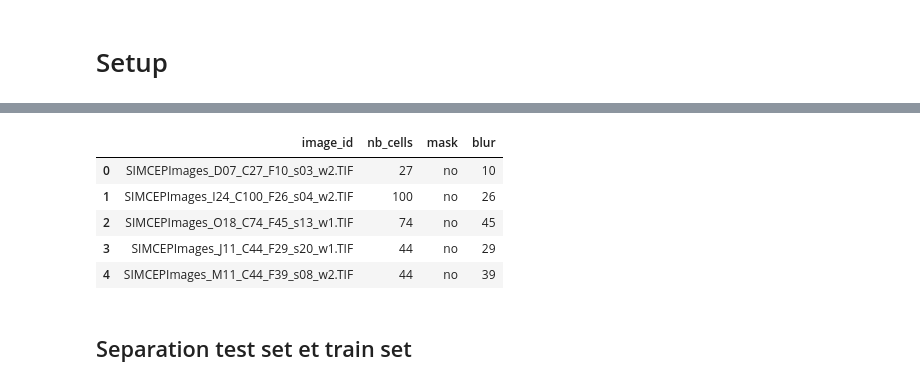
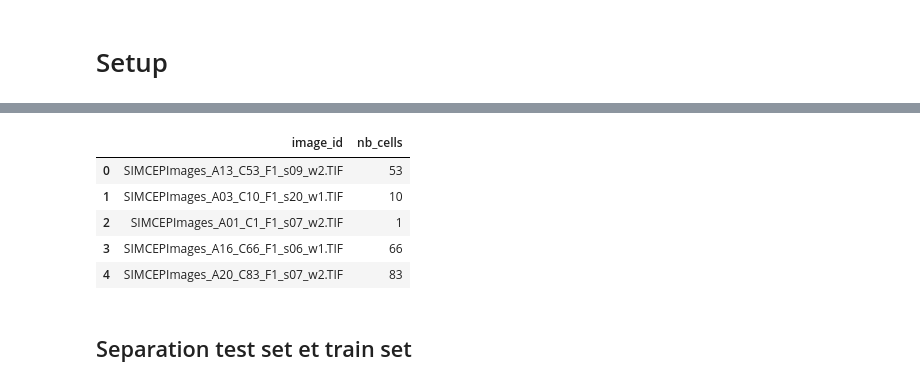
Before and after one commit to Faberra57/cobalt, a Jupyter notebook: U-net.ipynb, the cells around one changed output, grey strips where cells are left out. Saved outputs shown, nothing was run; the diff lists cells and outputs as text; code cells hidden in the pictures.

```diff
--- a/U-net.ipynb
+++ b/U-net.ipynb
@@ -12,13 +9,14 @@ The autoreload extension is already loaded. To reload it, use:
 # %%
 images = tk.load_data_image()
+mask = tk.load_data_mask()
 images.head()
 # %% [output]
-|  | image_id | nb_cells | mask | blur |
-| 0 | SIMCEPImages_D07_C27_F10_s03_w2.TIF | 27 | no | 10 |
-| 1 | SIMCEPImages_I24_C100_F26_s04_w2.TIF | 100 | no | 26 |
-| 2 | SIMCEPImages_O18_C74_F45_s13_w1.TIF | 74 | no | 45 |
-| 3 | SIMCEPImages_J11_C44_F29_s20_w1.TIF | 44 | no | 29 |
-| 4 | SIMCEPImages_M11_C44_F39_s08_w2.TIF | 44 | no | 39 |
+|  | image_id | nb_cells |
+| 0 | SIMCEPImages_A13_C53_F1_s09_w2.TIF | 53 |
+| 1 | SIMCEPImages_A03_C10_F1_s20_w1.TIF | 10 |
+| 2 | SIMCEPImages_A01_C1_F1_s07_w2.TIF | 1 |
+| 3 | SIMCEPImages_A16_C66_F1_s06_w1.TIF | 66 |
+| 4 | SIMCEPImages_A20_C83_F1_s07_w2.TIF | 83 |
 # %% [markdown]
 ## Separation test set et train set
 # %%
```
Also changed, not shown: parts of 17 cells of this notebook.
